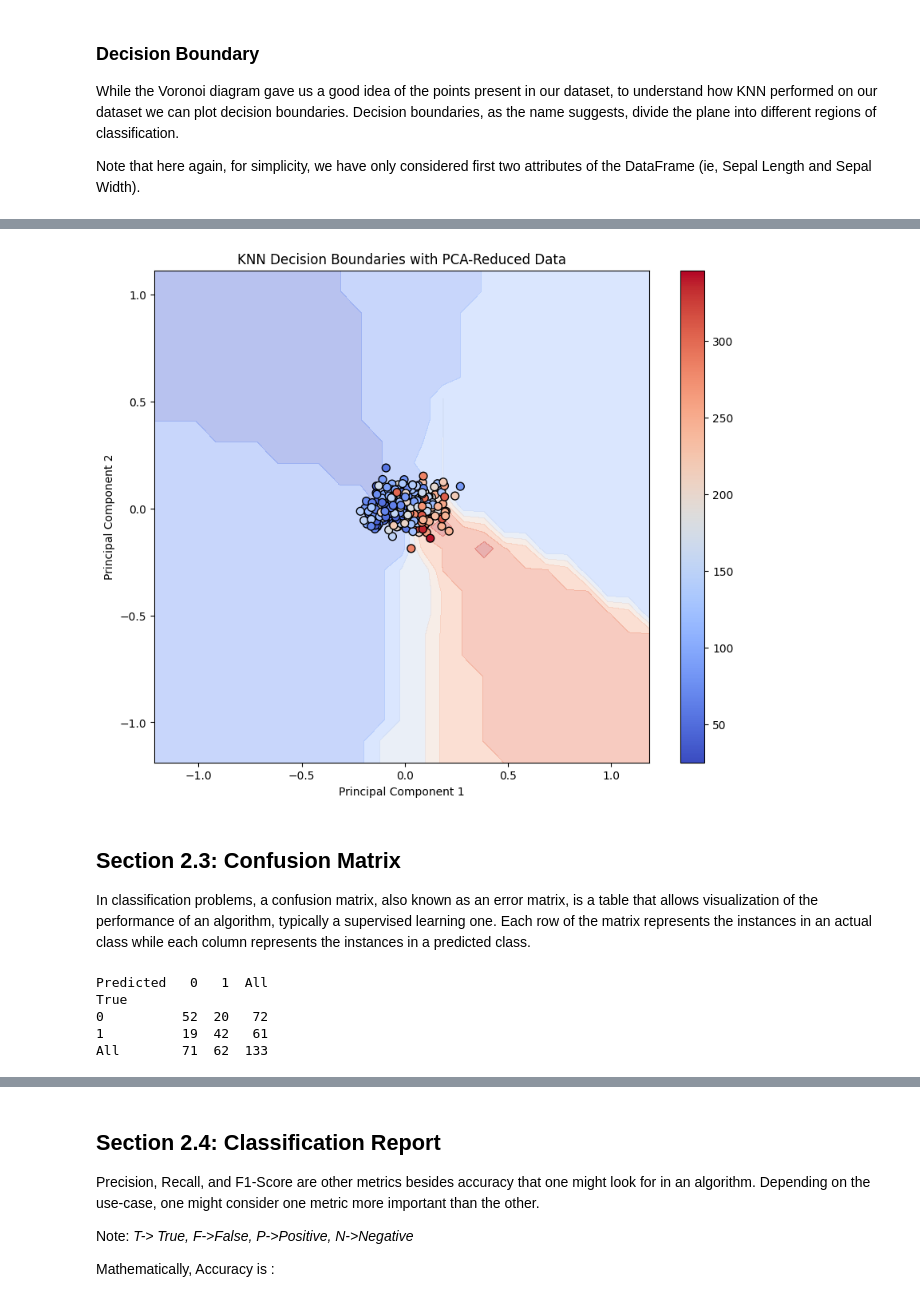
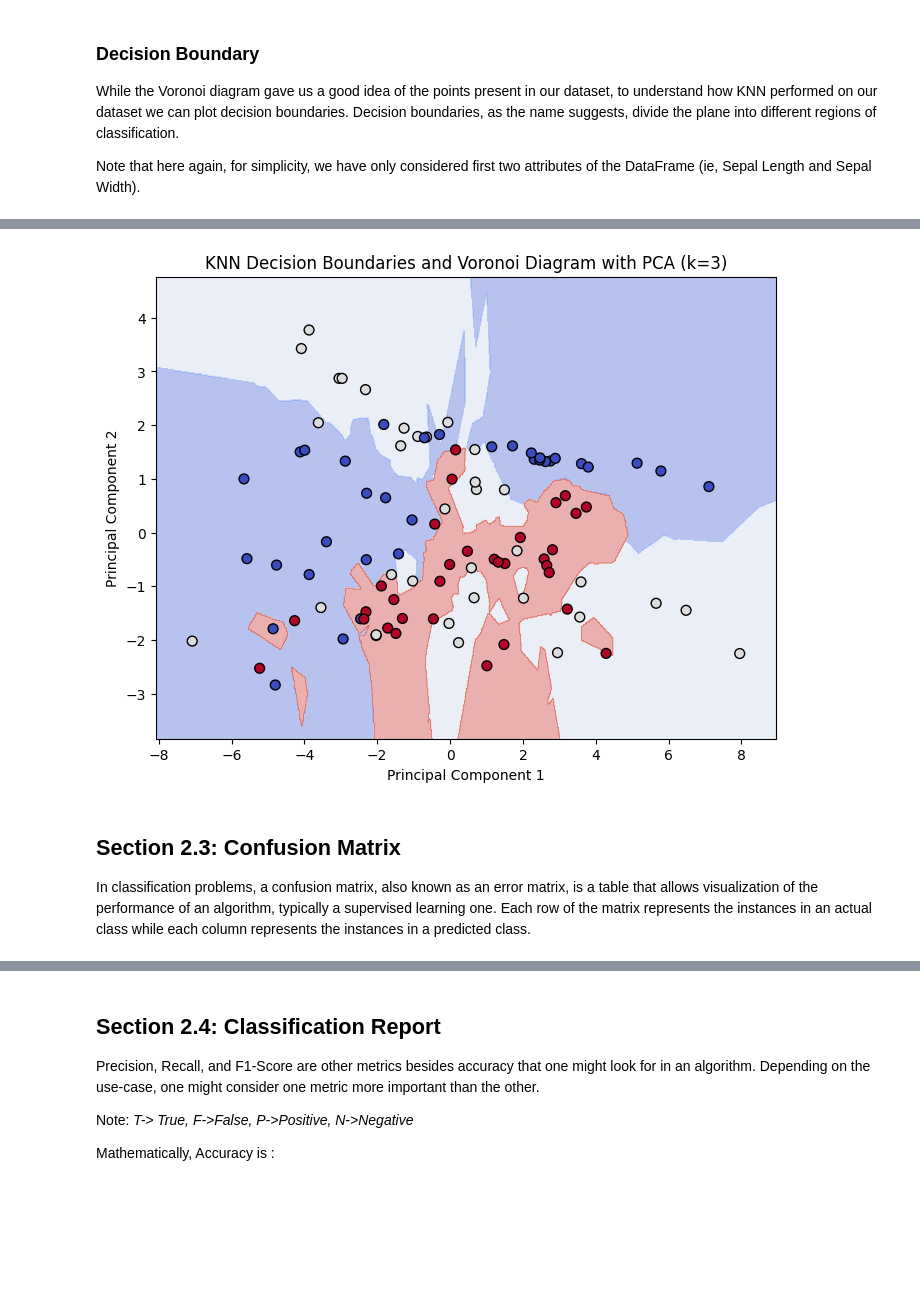
Before and after one commit to AbubakarSiddiqimohammed2005/Another-copy-of-AIML---Module-01-Lab-01-Features.ipynb, a Jupyter notebook: AIML_Module_3_Lab_2_Implementing_KNN_from_scratch_and_visualize_Algorithm_performance.ipynb, the cells around one changed output, grey strips where cells are left out. Saved outputs shown, nothing was run; the diff lists cells and outputs as text; code cells hidden in the pictures; blank space fills up the shorter version.

```diff
--- a/AIML_Module_3_Lab_2_Implementing_KNN_from_scratch_and_visualize_Algorithm_performance.ipynb
+++ b/AIML_Module_3_Lab_2_Implementing_KNN_from_scratch_and_visualize_Algorithm_performance.ipynb
@@ -405,90 +339,39 @@ decision_boundary_plot(x_pts, y_pts, 7)
 # %%
 import numpy as np
 import matplotlib.pyplot as plt
 from sklearn.decomposition import PCA
 from sklearn.neighbors import KNeighborsClassifier
-from sklearn.datasets import load_diabetes
-from sklearn.model_selection import train_test_split
+from sklearn.datasets import make_classification
 
-# Load the dataset
-data = load_diabetes()
-X = data.data
-y = data.target
+X, y = make_classification(n_samples=100, n_features=5, n_informative=3, n_classes=3, random_state=42)
 
-# Apply PCA to reduce the dataset to two dimensions
 pca = PCA(n_components=2)
 X_pca = pca.fit_transform(X)
 
-# Split the data into train and test sets (70% train, 30% test)
-X_train, X_test, y_train, y_test = train_test_split(X_pca, y, test_size=0.3, random_state=42)
+k = 3
+knn = KNeighborsClassifier(n_neighbors=k)
+knn.fit(X_pca, y)
 
-# Train the KNN classifier
-knn = KNeighborsClassifier(n_neighbors=5)
-knn.fit(X_train, y_train)
-
-# Create a meshgrid for plotting decision boundaries
+h = .02
 x_min, x_max = X_pca[:, 0].min() - 1, X_pca[:, 0].max() + 1
 y_min, y_max = X_pca[:, 1].min() - 1, X_pca[:, 1].max() + 1
-xx, yy = np.meshgrid(np.arange(x_min, x_max, 0.1),
-                     np.arange(y_min, y_max, 0.1))
 
-# Predict the decision boundary
+xx, yy = np.meshgrid(np.arange(x_min, x_max, h), np.arange(y_min, y_max, h))
+
 Z = knn.predict(np.c_[xx.ravel(), yy.ravel()])
 Z = Z.reshape(xx.shape)
 
-# Plot the Voronoi diagram and decision boundaries
-plt.figure(figsize=(10, 8))
+plt.figure(figsize=(8, 6))
 plt.contourf(xx, yy, Z, alpha=0.4, cmap=plt.cm.coolwarm)
-
-# Scatter plot of the training data
-plt.scatter(X_train[:, 0], X_train[:, 1], c=y_train, s=50, cmap=plt.cm.coolwarm, edgecolors='k')
-plt.title("KNN Decision Boundaries with PCA-Reduced Data")
+plt.scatter(X_pca[:, 0], X_pca[:, 1], c=y, s=50, edgecolor='k', cmap=plt.cm.coolwarm)
 plt.xlabel('Principal Component 1')
 plt.ylabel('Principal Component 2')
-plt.colorbar()
+plt.title(f'KNN Decision Boundaries and Voronoi Diagram with PCA (k={k})')
 plt.show()
 # %% [output]
-[figure, old version]
+[figure, new version]
 # %% [markdown]
 ## Section 2.3: Confusion Matrix
 In classification problems, a confusion matrix, also known as an error matrix, is a table that allows visualization of the performance of an algorithm, typically a supervised learning one. Each row of the matrix represents the instances in an actual class while each column represents the instances in a predicted class.
 # %%
 from sklearn.metrics import confusion_matrix
-# %%
-import numpy as np
-import pandas as pd
-from sklearn.datasets import load_diabetes
-from sklearn.model_selection import train_test_split
-from sklearn.neighbors import KNeighborsClassifier
-
-# Load the diabetes dataset
-data = load_diabetes()
-X = data.data
-y = data.target
-
-# For simplicity, we will convert the regression problem into a classification one
-# Let's classify the data into two classes: "High" (target >= median) and "Low" (target < median)
-median_target = np.median(y)
-y_class = np.where(y >= median_target, 1, 0)  # 1 for High, 0 for Low
-
-# Split the data into train and test sets
-X_train, X_test, y_train, y_test = train_test_split(X, y_class, test_size=0.3, random_state=42)
-
-# Initialize KNN classifier and fit the model
-knn = KNeighborsClassifier(n_neighbors=5)
-knn.fit(X_train, y_train)
-
-# Make predictions on the test set
-predictions = knn.predict(X_test)
-
-# Print the confusion matrix using crosstab
-conf_matrix = pd.crosstab(y_test, predictions, rownames=['True'], colnames=['Predicted'], margins=True)
-
-# Display the confusion matrix
-print(conf_matrix)
-# %% [output]
-Predicted   0   1  All
-True
-0          52  20   72
-1          19  42   61
-All        71  62  133
```
Also changed, not shown: parts of 19 cells of this notebook.
